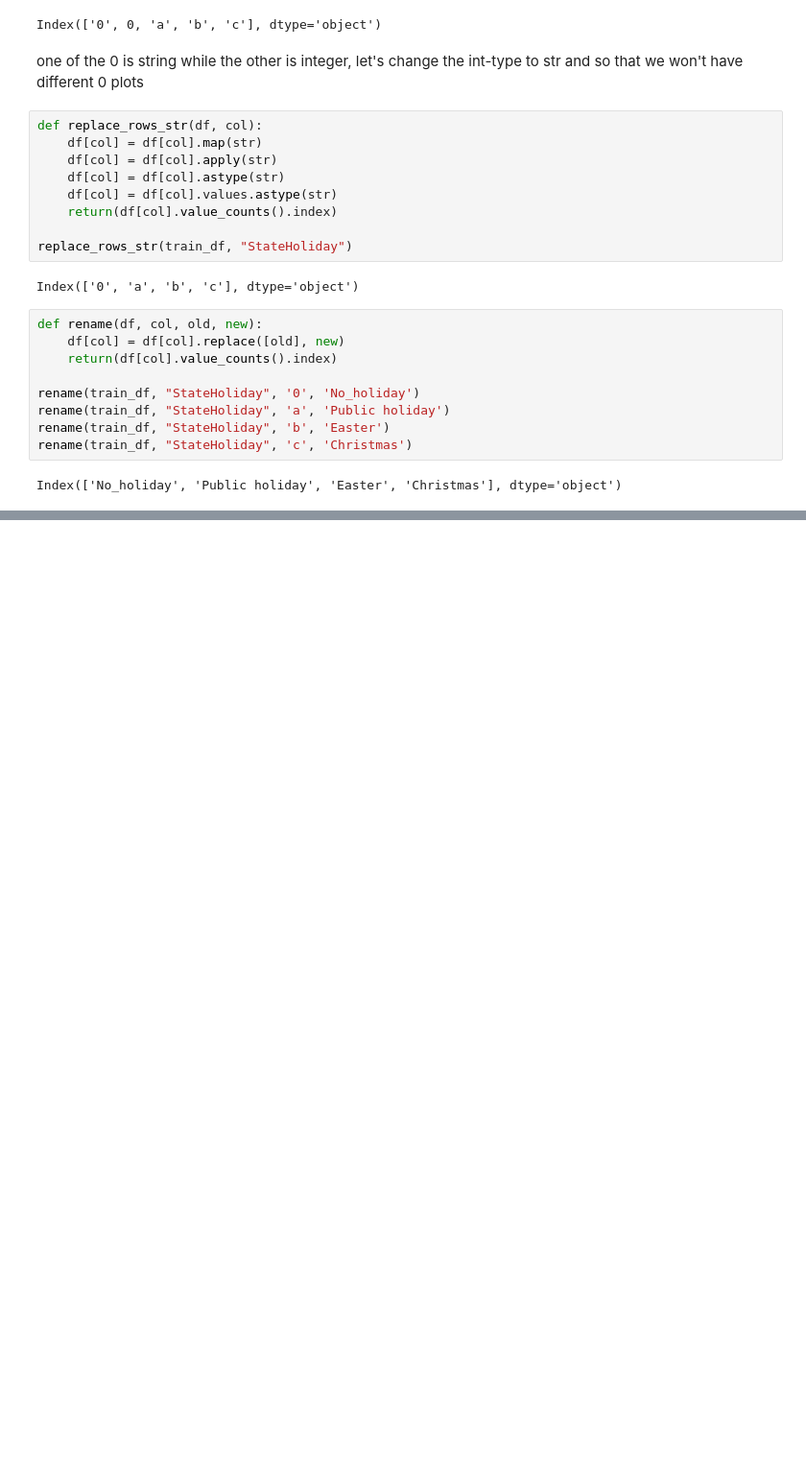
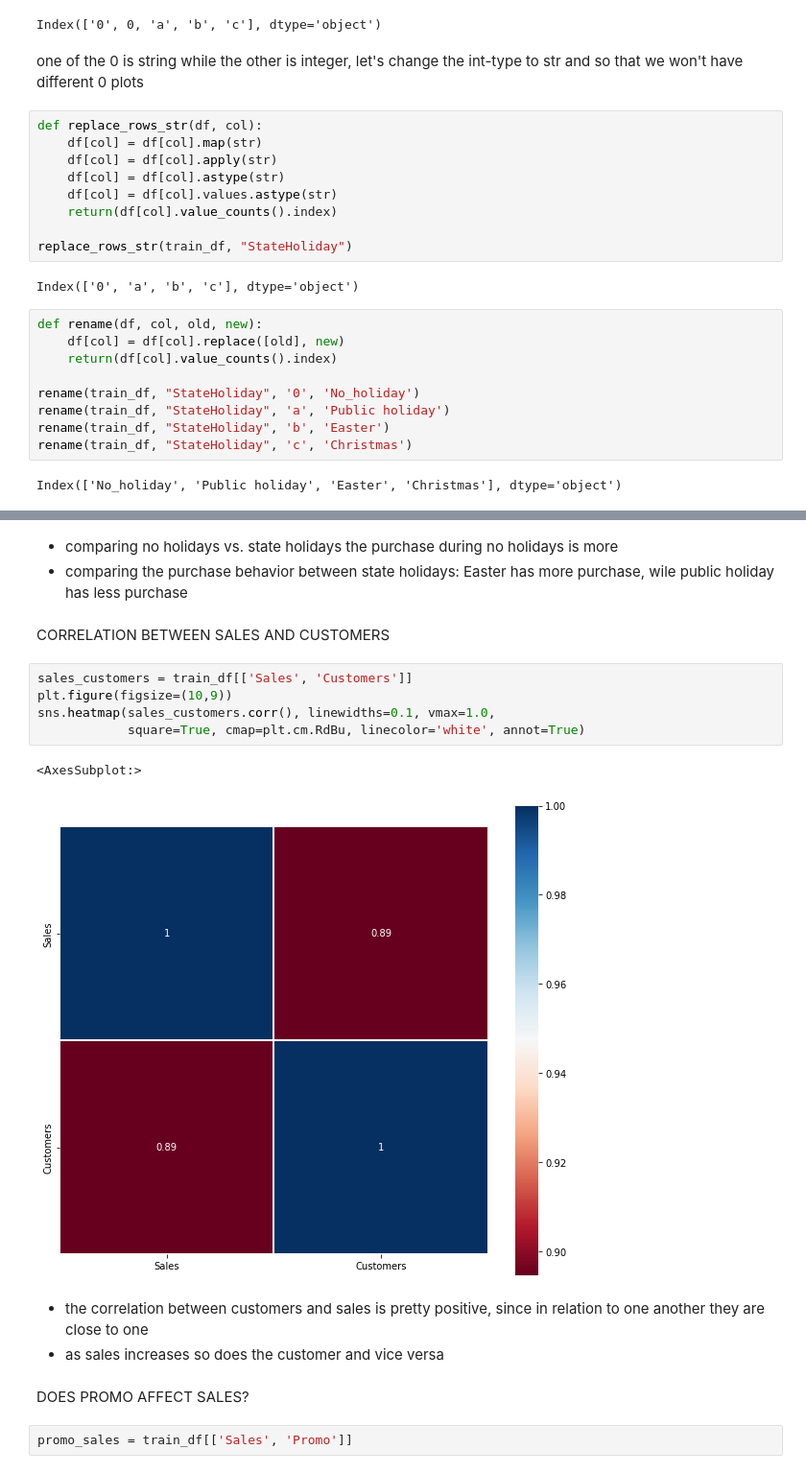
Before and after one commit to sel6/Rosmann_Pharmacy_prediction, a Jupyter notebook: notebooks/EDA.ipynb, the cells around one changed output, grey strips where cells are left out. Shown: that part at 96% size. Cells and saved outputs as stored; diff of their text form; blank space fills up the shorter version.

```diff
--- a/notebooks/EDA.ipynb
+++ b/notebooks/EDA.ipynb
@@ -250,0 +252,20 @@ plt.show()
+# %% [markdown]
+* comparing no holidays vs. state holidays the purchase during no holidays is more
+* comparing the purchase behavior between state holidays: Easter has more purchase, wile public holiday has less purchase
+# %% [markdown]
+CORRELATION BETWEEN SALES AND CUSTOMERS
+# %%
+sales_customers = train_df[['Sales', 'Customers']]
+plt.figure(figsize=(10,9))
+sns.heatmap(sales_customers.corr(), linewidths=0.1, vmax=1.0,
+            square=True, cmap=plt.cm.RdBu, linecolor='white', annot=True)
+# %% [output]
+<AxesSubplot:>
+[figure, added]
+# %% [markdown]
+* the correlation between customers and sales is pretty positive, since in relation to one another they are close to one
+* as sales increases so does the customer and vice versa
+# %% [markdown]
+DOES PROMO AFFECT SALES?
+# %%
+promo_sales = train_df[['Sales', 'Promo']]
```
Also changed, not shown: parts of 5 cells of this notebook.
